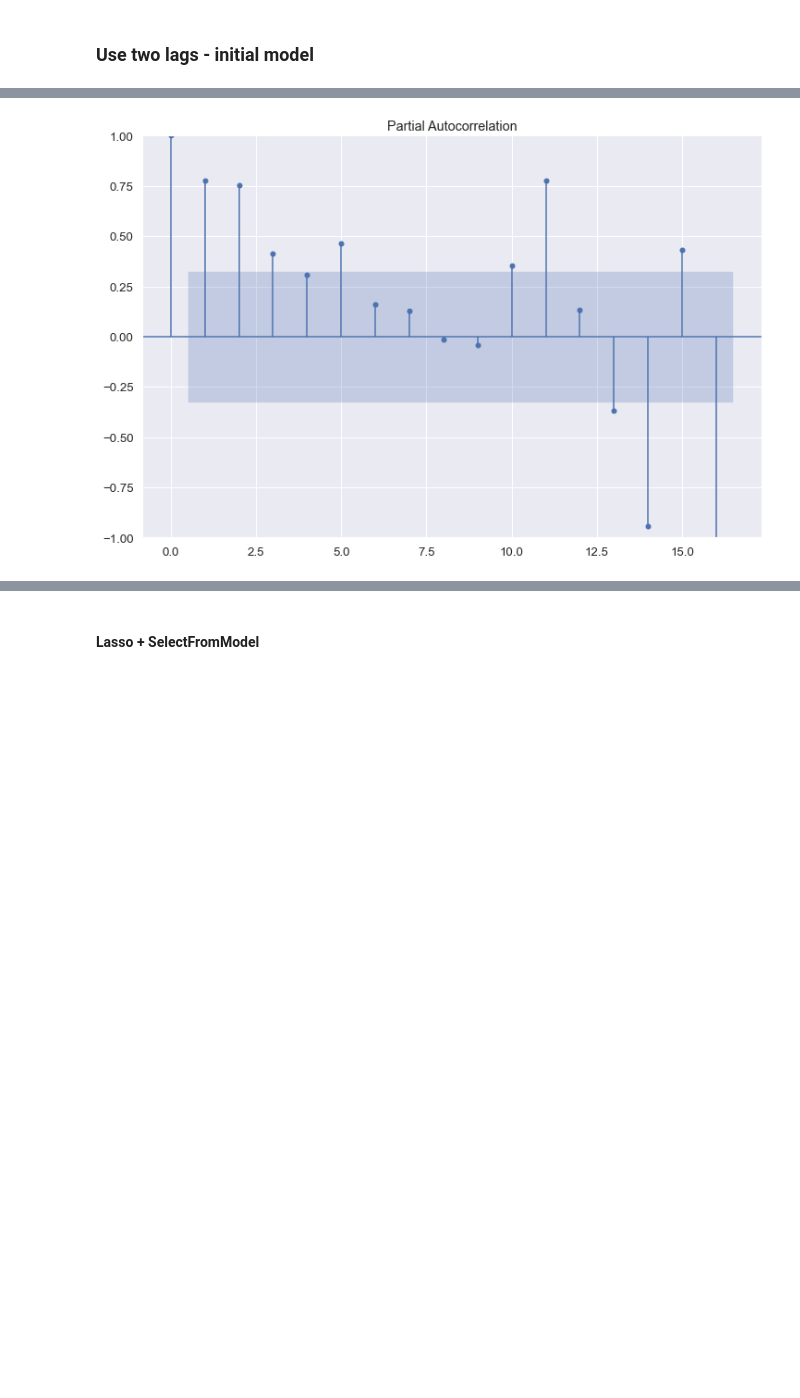
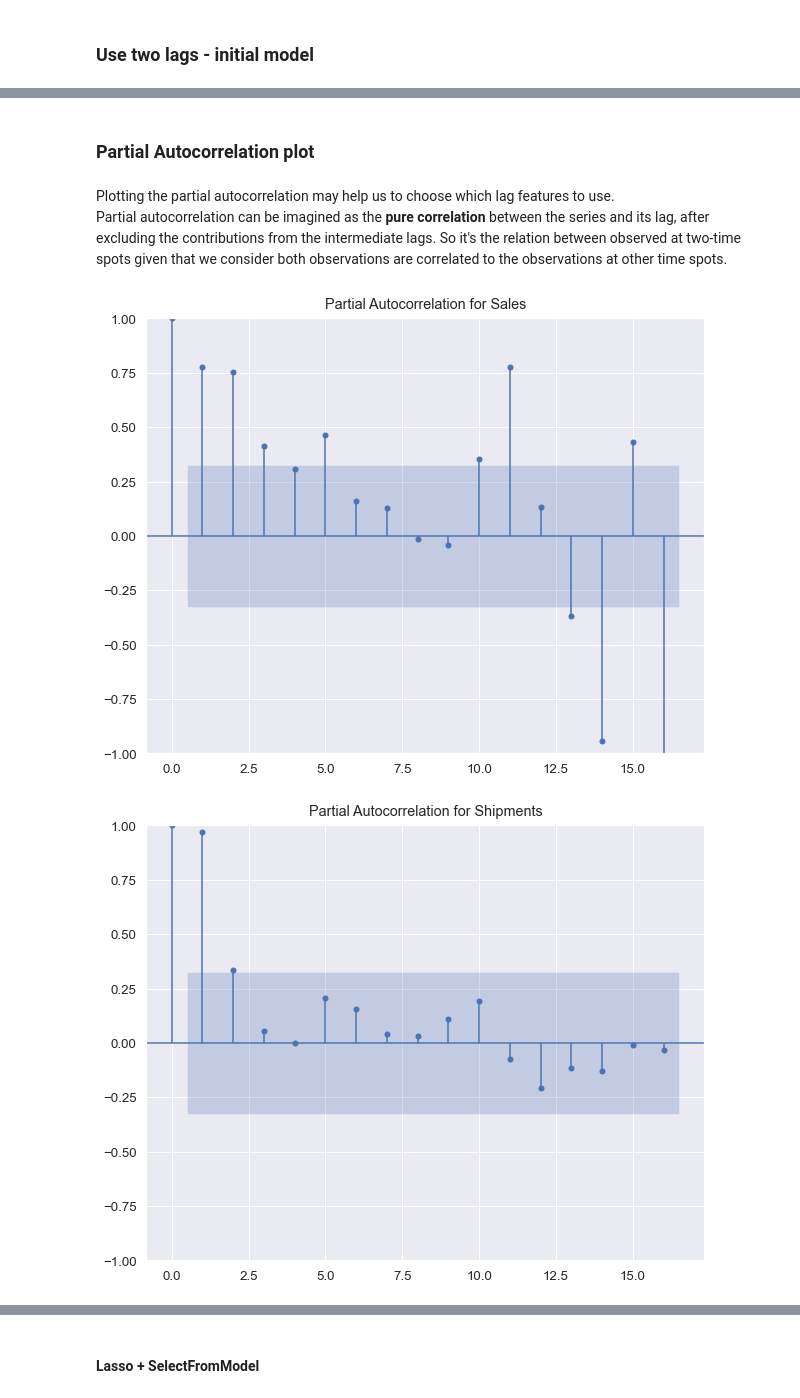
Before and after one commit to Dosann/Time-series-forecast, a Jupyter notebook: shipment_forecast.ipynb, the cells around one changed output, grey strips where cells are left out. Cells and saved outputs as stored; diff of their text form; code cells hidden in the pictures; blank space fills up the shorter version.

```diff
--- a/shipment_forecast.ipynb
+++ b/shipment_forecast.ipynb
@@ -664,5 +643,15 @@ So we used `Shipments` for the last month and `Sales` for the 2nd last month and
+# %% [markdown]
+### Partial Autocorrelation plot
+# %% [markdown]
+Plotting the partial autocorrelation may help us to choose which lag features to use.
+<br> Partial autocorrelation can be imagined as the **pure correlation** between the series and its lag, after excluding the contributions from the intermediate lags. So it's the relation between observed at two-time spots given that we consider both observations are correlated to the observations at other time spots.
 # %%
 plot_pacf(data.Sales, method='ols')
+plt.title('Partial Autocorrelation for Sales')
+
+plot_pacf(data.Shipments, method='ols')
+plt.title('Partial Autocorrelation for Shipments')
 plt.show()
 # %% [output]
-[figure, old version]
+[figure, new version]
+[figure, added]
```
Also changed, not shown: parts of 127 cells of this notebook.
